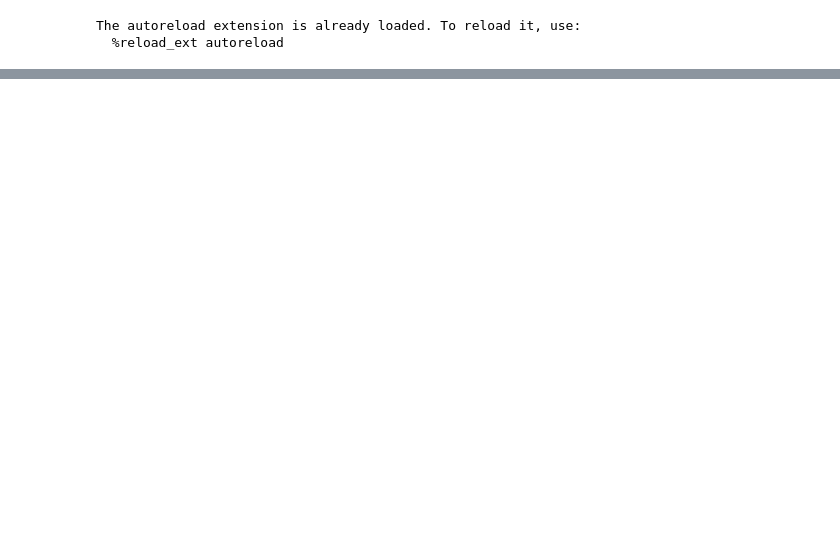
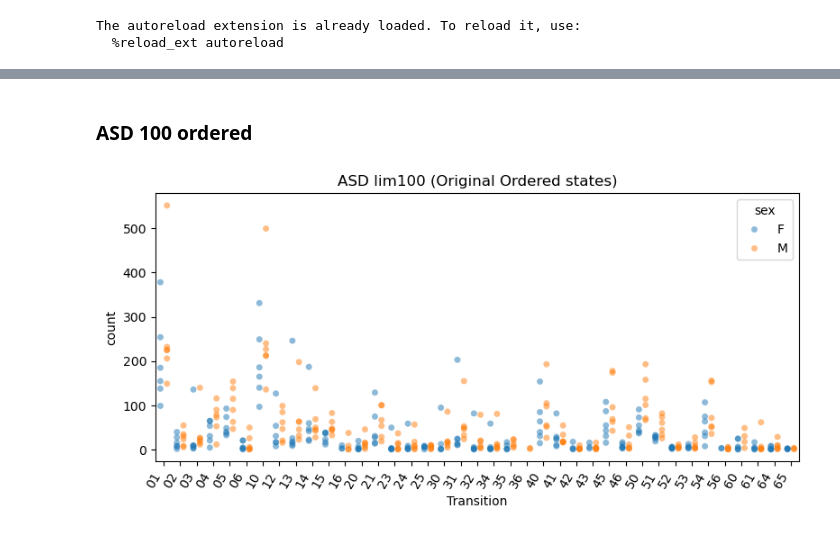
Before and after one commit to brigbrog/Syntactic-Grooming, a Jupyter notebook: randomized_transition_comparison.ipynb, the cells around one changed output, grey strips where cells are left out. Drawn from its saved outputs; the diff is of its cells as text; code cells hidden in the pictures; blank space fills up the shorter version.

```diff
--- a/randomized_transition_comparison.ipynb
+++ b/randomized_transition_comparison.ipynb
@@ -78,0 +155,19 @@ asd_random[(asd_random['Bout'] == 4) & (asd_random['Video_name'] == randomizer.n
+# %% [markdown]
+### ASD 100 ordered
+# %%
+plt.figure(figsize=(8, 4))
+ax = sns.stripplot(data=origin_asd100_ord_countdf, x='target', y='count', hue='sex', dodge=True, jitter=False, alpha=0.5)#, height=4, aspect=2)
+
+#plt.ylabel('Count')
+plt.xlabel('Transition')
+plt.title('ASD lim100 (Original Ordered states)')
+
+#plt.yticks(np.arange(0, 500, 25))
+
+#ax.set_xticklabels(rotation=60, horizontalalignment='right')
+plt.setp(ax.get_xticklabels(), rotation=60, horizontalalignment='right')
+
+plt.tight_layout()
+plt.show()
+# %% [output]
+[figure, added]
```
Also changed, not shown: parts of 35 cells of this notebook, 3 other files.
